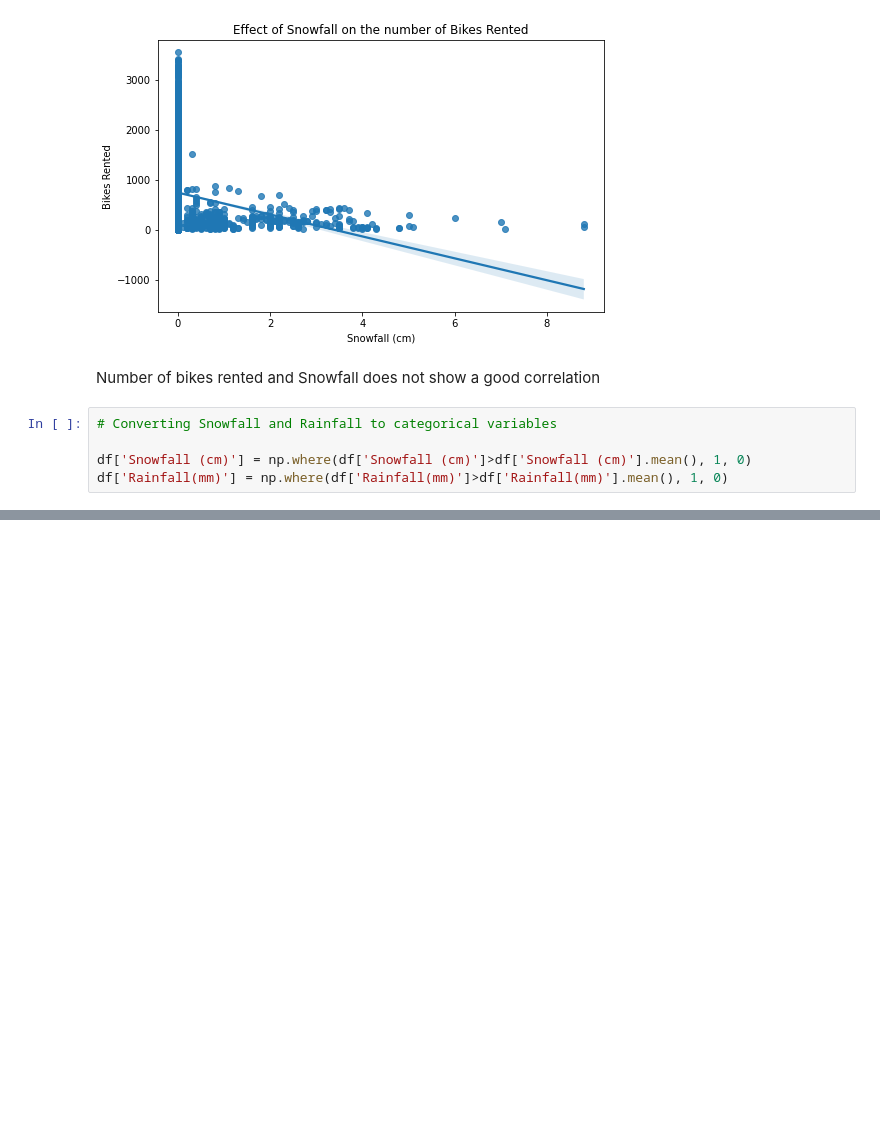
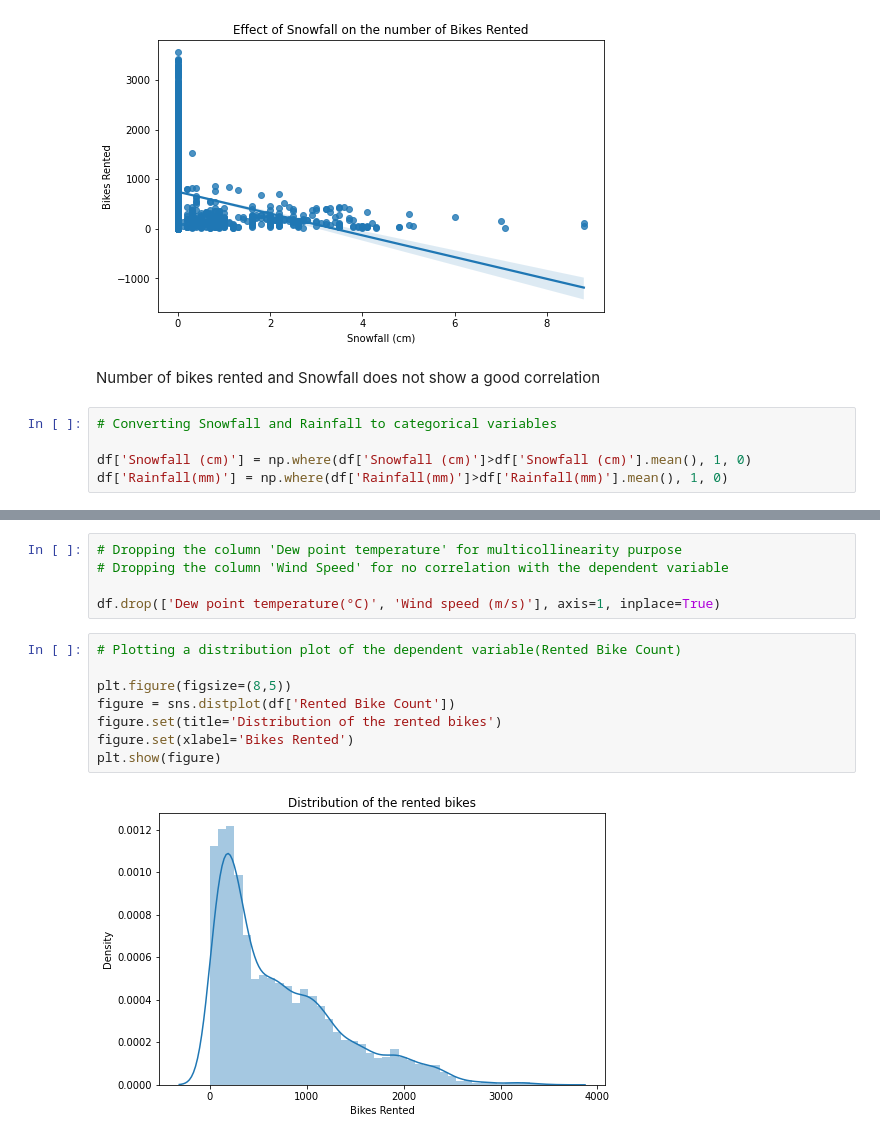
Before and after one commit to rsonar821/Regression-Capstone-Project, a Jupyter notebook: Seoul_Bike_Sharing_Demand_Prediction.ipynb, the cells around one changed output, grey strips where cells are left out. Drawn from its saved outputs; the diff is of its cells as text; blank space fills up the shorter version.

```diff
--- a/Seoul_Bike_Sharing_Demand_Prediction.ipynb
+++ b/Seoul_Bike_Sharing_Demand_Prediction.ipynb
@@ -492,0 +519,15 @@ df['Rainfall(mm)'] = np.where(df['Rainfall(mm)']>df['Rainfall(mm)'].mean(), 1, 0
+# %%
+# Dropping the column 'Dew point temperature' for multicollinearity purpose
+# Dropping the column 'Wind Speed' for no correlation with the dependent variable
+
+df.drop(['Dew point temperature(°C)', 'Wind speed (m/s)'], axis=1, inplace=True)
+# %%
+# Plotting a distribution plot of the dependent variable(Rented Bike Count)
+
+plt.figure(figsize=(8,5))
+figure = sns.distplot(df['Rented Bike Count'])
+figure.set(title='Distribution of the rented bikes')
+figure.set(xlabel='Bikes Rented')
+plt.show(figure)
+# %% [output]
+[figure, added]
```
Also changed, not shown: parts of 18 cells of this notebook.
